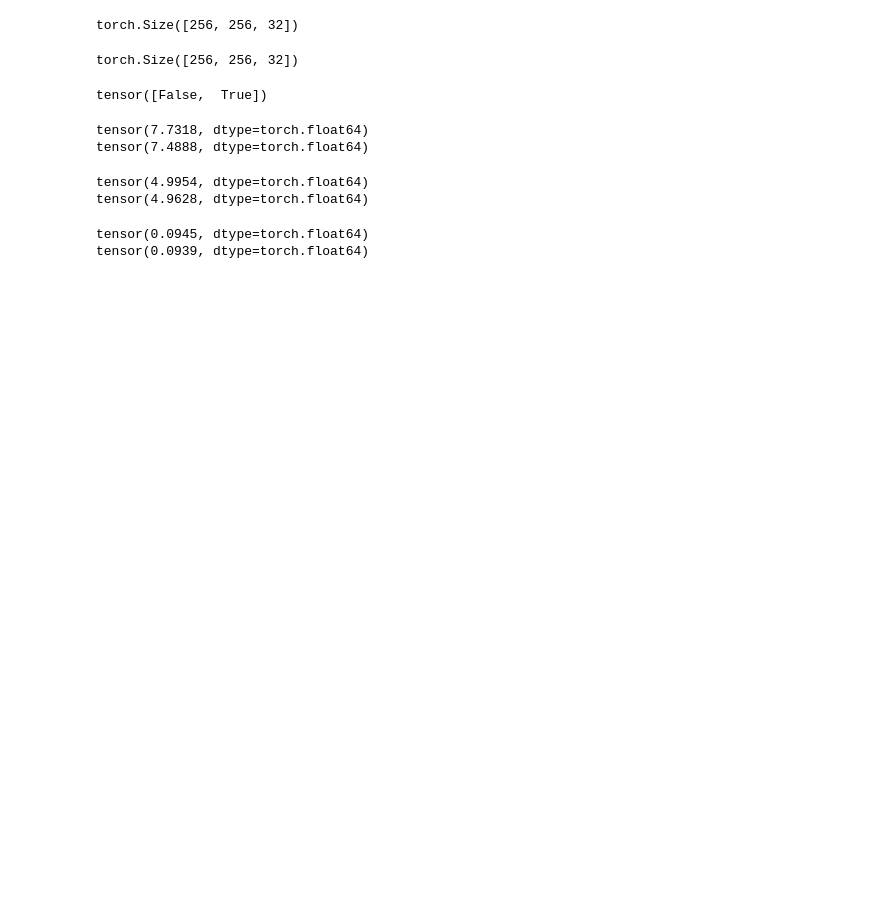
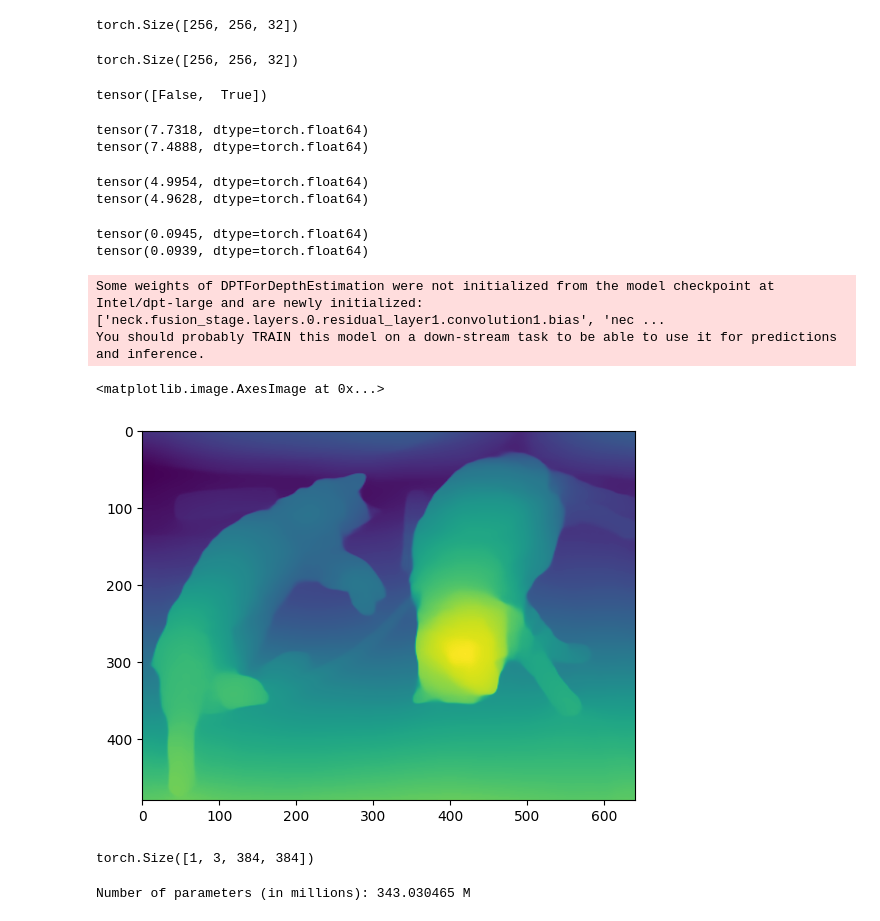
Before and after one commit to zht043/HKU-OccNet, a Jupyter notebook: Experiments/MiscExperiments.ipynb, the cells around one changed output. Saved outputs shown, nothing was run; the diff lists cells and outputs as text; code cells hidden in the pictures; blank space fills up the shorter version.

```diff
--- a/Experiments/MiscExperiments.ipynb
+++ b/Experiments/MiscExperiments.ipynb
@@ -370,3 +370,51 @@ tensor(0.0939, dtype=torch.float64)
 torch.unique(voxel_pred)
 # %%
 batched_voxel_pred_1h.shape
+# %%
+from transformers import DPTImageProcessor, DPTForDepthEstimation
+import torch
+import numpy as np
+from PIL import Image
+import requests
+
+url = "http://images.cocodataset.org/val2017/000000039769.jpg"
+image = Image.open(requests.get(url, stream=True).raw)
+
+processor = DPTImageProcessor.from_pretrained("Intel/dpt-large")
+model = DPTForDepthEstimation.from_pretrained("Intel/dpt-large")
+
+# prepare image for the model
+inputs = processor(images=image, return_tensors="pt")
+
+with torch.no_grad():
+    outputs = model(**inputs)
+    predicted_depth = outputs.predicted_depth
+
+# interpolate to original size
+prediction = torch.nn.functional.interpolate(
+    predicted_depth.unsqueeze(1),
+    size=image.size[::-1],
+    mode="bicubic",
+    align_corners=False,
+)
+
+# visualize the prediction
+output = prediction.squeeze().cpu().numpy()
+formatted = (output * 255 / np.max(output)).astype("uint8")
+depth = Image.fromarray(formatted)
+# %% [output]
+Some weights of DPTForDepthEstimation were not initialized from the model checkpoint at Intel/dpt-large and are newly initialized: ['neck.fusion_stage.layers.0.residual_layer1.convolution1.bias', 'nec ...
+You should probably TRAIN this model on a down-stream task to be able to use it for predictions and inference.
+# %%
+plt.imshow(depth)
+# %% [output]
+<matplotlib.image.AxesImage at 0x...>
+[figure, added]
+# %%
+inputs['pixel_values'].shape
+# %% [output]
+torch.Size([1, 3, 384, 384])
+# %%
+print("Number of parameters (in millions):", sum(p.numel() for p in model.parameters() if p.requires_grad) / 1_000_000, 'M')
+# %% [output]
+Number of parameters (in millions): 343.030465 M
```
Also changed, not shown: parts of 2 cells of this notebook, 20 other files.
